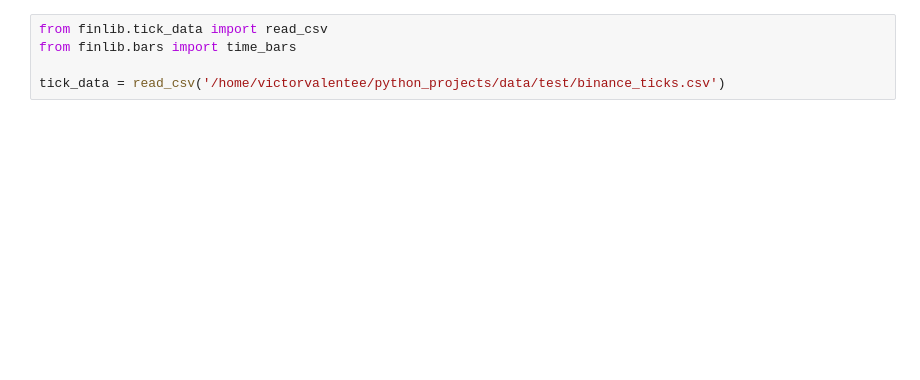
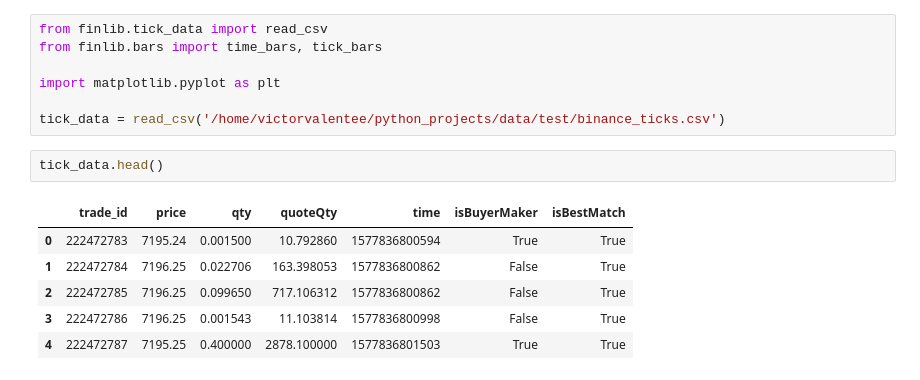
Before and after one commit to victorvalentee/finlib, a Jupyter notebook: test.ipynb, the cells around one changed output. Cells and saved outputs as stored; diff of their text form; blank space fills up the shorter version.

Commit message:
Added tick_bars() function.

```diff
--- a/test.ipynb
+++ b/test.ipynb
@@ -1,8 +7,19 @@
 # %%
 from finlib.tick_data import read_csv
-from finlib.bars import time_bars
+from finlib.bars import time_bars, tick_bars
+
+import matplotlib.pyplot as plt
 
 tick_data = read_csv('/home/victorvalentee/python_projects/data/test/binance_ticks.csv')
+# %%
+tick_data.head()
+# %% [output]
+|  | trade_id | price | qty | quoteQty | time | isBuyerMaker | isBestMatch |
+| 0 | 222472783 | 7195.24 | 0.001500 | 10.792860 | 1577836800594 | True | True |
+| 1 | 222472784 | 7196.25 | 0.022706 | 163.398053 | 1577836800862 | False | True |
+| 2 | 222472785 | 7196.25 | 0.099650 | 717.106312 | 1577836800862 | False | True |
+| 3 | 222472786 | 7196.25 | 0.001543 | 11.103814 | 1577836800998 | False | True |
+| 4 | 222472787 | 7195.25 | 0.400000 | 2878.100000 | 1577836801503 | True | True |
 # %%
 time_bars(tick_data, '1S')
 # %% [output]
```
Also changed, not shown: parts of 6 cells of this notebook, 1 other file.
